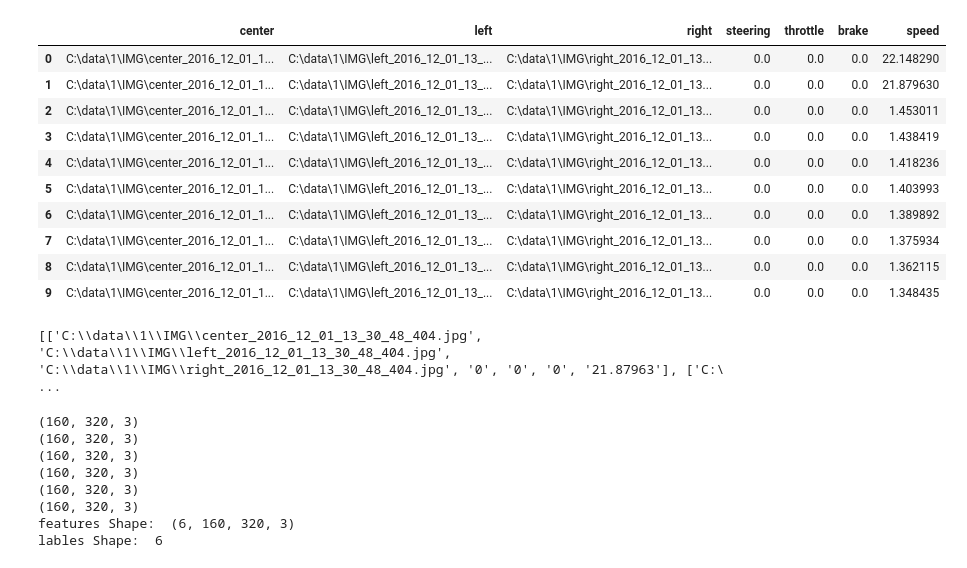
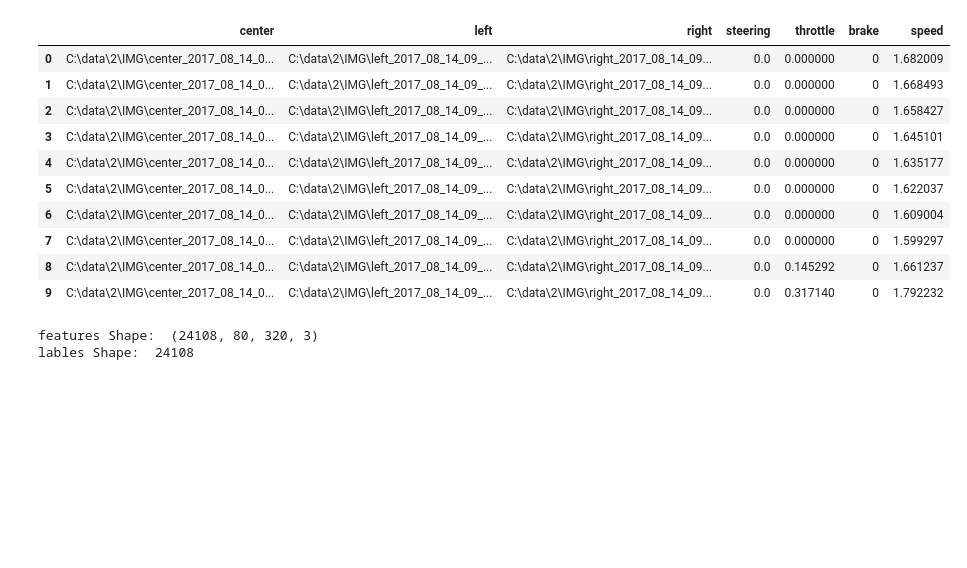
Before and after one commit to shmulik-willinger/behavioral_cloning, a Jupyter notebook: behavioral_cloning.ipynb, the cells around one changed output. Saved outputs shown, nothing was run; the diff lists cells and outputs as text; code cells hidden in the pictures; blank space fills up the shorter version.

```diff
--- a/behavioral_cloning.ipynb
+++ b/behavioral_cloning.ipynb
@@ -27,25 +22,23 @@ total data samples:  12460
 # %%
 #Example of how the csv file holds the data
 import pandas as pn
 %matplotlib inline
 
 column_names = ['center', 'left', 'right', 'steering', 'throttle', 'brake', 'speed']
-data_sample = pn.read_csv(data_folder + os.listdir(data_folder)[0] + file ,names=column_names)
+data_sample = pn.read_csv(data_folder + os.listdir(data_folder)[1] + file ,names=column_names)
 data_sample.iloc[:10]
 # %% [output]
 |  | center | left | right | steering | throttle | brake | speed |
-| 0 | C:\data\1\IMG\center_2016_12_01_1... | C:\data\1\IMG\left_2016_12_01_13_... | C:\data\1\IMG\right_2016_12_01_13... | 0.0 | 0.0 | 0.0 | 22.148290 |
-| 1 | C:\data\1\IMG\center_2016_12_01_1... | C:\data\1\IMG\left_2016_12_01_13_... | C:\data\1\IMG\right_2016_12_01_13... | 0.0 | 0.0 | 0.0 | 21.879630 |
-| 2 | C:\data\1\IMG\center_2016_12_01_1... | C:\data\1\IMG\left_2016_12_01_13_... | C:\data\1\IMG\right_2016_12_01_13... | 0.0 | 0.0 | 0.0 | 1.453011 |
-| 3 | C:\data\1\IMG\center_2016_12_01_1... | C:\data\1\IMG\left_2016_12_01_13_... | C:\data\1\IMG\right_2016_12_01_13... | 0.0 | 0.0 | 0.0 | 1.438419 |
-| 4 | C:\data\1\IMG\center_2016_12_01_1... | C:\data\1\IMG\left_2016_12_01_13_... | C:\data\1\IMG\right_2016_12_01_13... | 0.0 | 0.0 | 0.0 | 1.418236 |
-| 5 | C:\data\1\IMG\center_2016_12_01_1... | C:\data\1\IMG\left_2016_12_01_13_... | C:\data\1\IMG\right_2016_12_01_13... | 0.0 | 0.0 | 0.0 | 1.403993 |
-| 6 | C:\data\1\IMG\center_2016_12_01_1... | C:\data\1\IMG\left_2016_12_01_13_... | C:\data\1\IMG\right_2016_12_01_13... | 0.0 | 0.0 | 0.0 | 1.389892 |
-| 7 | C:\data\1\IMG\center_2016_12_01_1... | C:\data\1\IMG\left_2016_12_01_13_... | C:\data\1\IMG\right_2016_12_01_13... | 0.0 | 0.0 | 0.0 | 1.375934 |
-| 8 | C:\data\1\IMG\center_2016_12_01_1... | C:\data\1\IMG\left_2016_12_01_13_... | C:\data\1\IMG\right_2016_12_01_13... | 0.0 | 0.0 | 0.0 | 1.362115 |
-| 9 | C:\data\1\IMG\center_2016_12_01_1... | C:\data\1\IMG\left_2016_12_01_13_... | C:\data\1\IMG\right_2016_12_01_13... | 0.0 | 0.0 | 0.0 | 1.348435 |
+| 0 | C:\data\2\IMG\center_2017_08_14_0... | C:\data\2\IMG\left_2017_08_14_09_... | C:\data\2\IMG\right_2017_08_14_09... | 0.0 | 0.000000 | 0 | 1.682009 |
+| 1 | C:\data\2\IMG\center_2017_08_14_0... | C:\data\2\IMG\left_2017_08_14_09_... | C:\data\2\IMG\right_2017_08_14_09... | 0.0 | 0.000000 | 0 | 1.668493 |
+| 2 | C:\data\2\IMG\center_2017_08_14_0... | C:\data\2\IMG\left_2017_08_14_09_... | C:\data\2\IMG\right_2017_08_14_09... | 0.0 | 0.000000 | 0 | 1.658427 |
+| 3 | C:\data\2\IMG\center_2017_08_14_0... | C:\data\2\IMG\left_2017_08_14_09_... | C:\data\2\IMG\right_2017_08_14_09... | 0.0 | 0.000000 | 0 | 1.645101 |
+| 4 | C:\data\2\IMG\center_2017_08_14_0... | C:\data\2\IMG\left_2017_08_14_09_... | C:\data\2\IMG\right_2017_08_14_09... | 0.0 | 0.000000 | 0 | 1.635177 |
+| 5 | C:\data\2\IMG\center_2017_08_14_0... | C:\data\2\IMG\left_2017_08_14_09_... | C:\data\2\IMG\right_2017_08_14_09... | 0.0 | 0.000000 | 0 | 1.622037 |
+| 6 | C:\data\2\IMG\center_2017_08_14_0... | C:\data\2\IMG\left_2017_08_14_09_... | C:\data\2\IMG\right_2017_08_14_09... | 0.0 | 0.000000 | 0 | 1.609004 |
+| 7 | C:\data\2\IMG\center_2017_08_14_0... | C:\data\2\IMG\left_2017_08_14_09_... | C:\data\2\IMG\right_2017_08_14_09... | 0.0 | 0.000000 | 0 | 1.599297 |
+| 8 | C:\data\2\IMG\center_2017_08_14_0... | C:\data\2\IMG\left_2017_08_14_09_... | C:\data\2\IMG\right_2017_08_14_09... | 0.0 | 0.145292 | 0 | 1.661237 |
+| 9 | C:\data\2\IMG\center_2017_08_14_0... | C:\data\2\IMG\left_2017_08_14_09_... | C:\data\2\IMG\right_2017_08_14_09... | 0.0 | 0.317140 | 0 | 1.792232 |
 # %%
-lines_new = lines[1:3]
-print(lines_new)
+lines = lines[1:6]
+#print(lines_new)
-# %% [output]
-[['C:\\data\\1\\IMG\\center_2016_12_01_13_30_48_404.jpg', 'C:\\data\\1\\IMG\\left_2016_12_01_13_30_48_404.jpg', 'C:\\data\\1\\IMG\\right_2016_12_01_13_30_48_404.jpg', '0', '0', '0', '21.87963'], ['C:\ ...
@@ -54,31 +72,33 @@ print(lines_new)
 import cv2
 import numpy as np
 
+angle_deviation=0.1
+
 images = []
 measurments = []
 for line in lines_new:
+    #Loading the original images from the car 3 cameras and crop them
     image_center = cv2.imread(line[0])
-    #print(image_center.shape)
     image_left = cv2.imread(line[1])
-    #print(image_left.shape)
     image_right = cv2.imread(line[2])
-    #print(image_right.shape)
-    images.extend([image_center, image_left, image_right])
-    #print(line[3])
+    cropped_images = crop_images([image_center, image_left, image_right])
+
+    # add images and angles to data set
+    images.extend(cropped_images)
     steering = float(line[3])
-    measurments.extend([steering, steering+0.1, steering-0.1])
+    measurments.extend([steering, steering+angle_deviation, steering-angle_deviation])
 
+    #Adding flipped images
+#    flipped_images, flipped_measurments = flip_images(cropped_images, measurments[-3:])
+#    images.extend(flipped_images)
+#    measurments.extend(flipped_measurments)
+
+#Converting to array since this is the format Keras require
 X_train = np.array(images)
 y_train = np.array(measurments)
 
 print("features Shape: ", X_train.shape)
 print("lables Shape: ", len(y_train))
 # %% [output]
-(160, 320, 3)
-(160, 320, 3)
-(160, 320, 3)
-(160, 320, 3)
-(160, 320, 3)
-(160, 320, 3)
-features Shape:  (6, 160, 320, 3)
-lables Shape:  6
+features Shape:  (24108, 80, 320, 3)
+lables Shape:  24108
```
Also changed, not shown: parts of 18 cells of this notebook, 1 other file.
